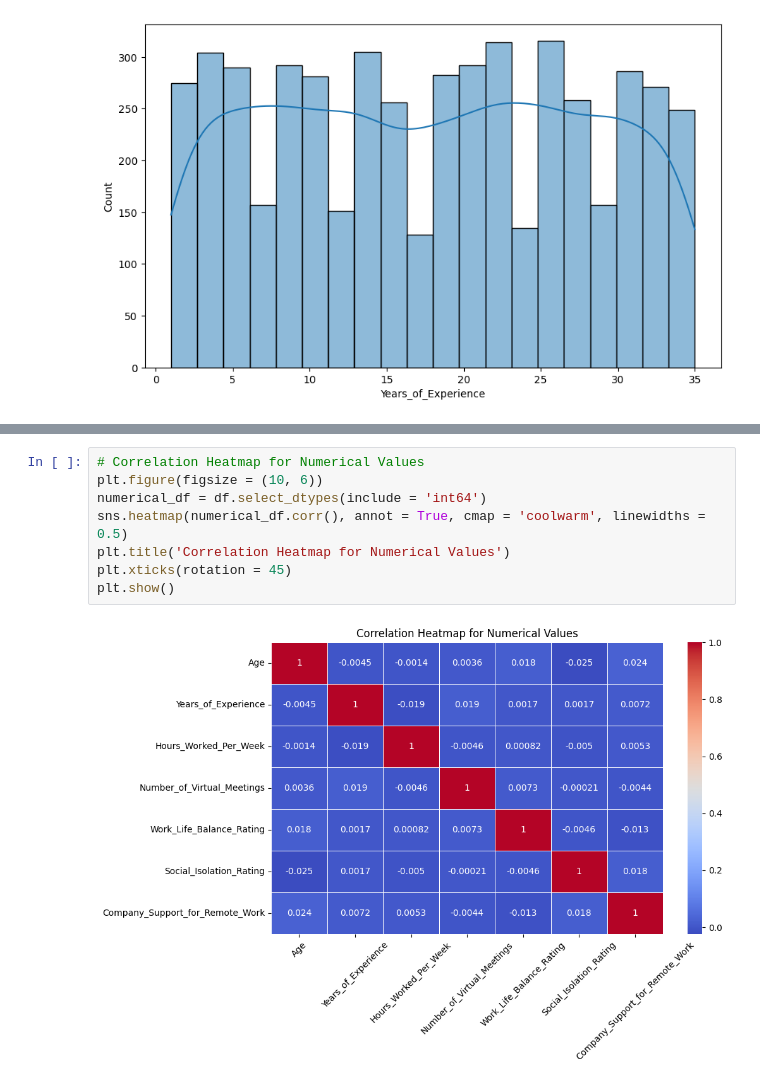
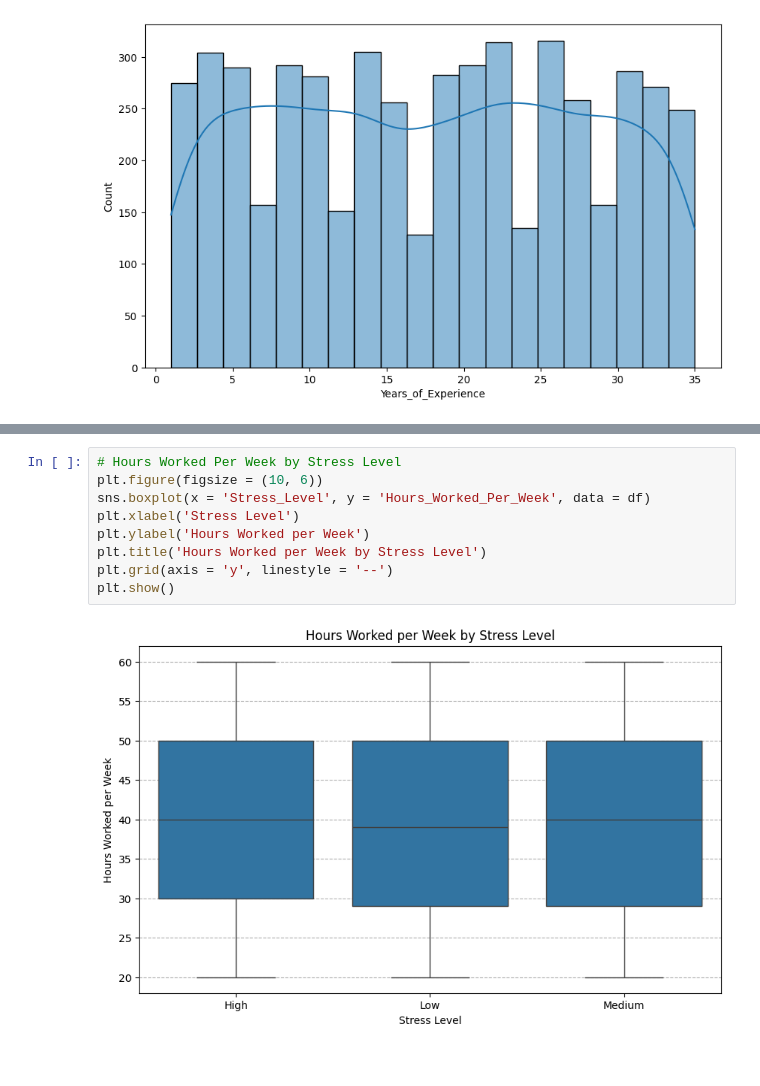
Before and after one commit to sibashisks/DataDrivenAnalysis_For_RemoteWork_And_MentalHealth, a Jupyter notebook: 03-EDA.ipynb, the cells around one changed output, grey strips where cells are left out. Drawn from its saved outputs; the diff is of its cells as text.

```diff
--- a/03-EDA.ipynb
+++ b/03-EDA.ipynb
@@ -83,10 +96,11 @@ plt.show()
-# %%
-# Correlation Heatmap for Numerical Values
-plt.figure(figsize = (10, 6))
-numerical_df = df.select_dtypes(include = 'int64')
-sns.heatmap(numerical_df.corr(), annot = True, cmap = 'coolwarm', linewidths = 0.5)
-plt.title('Correlation Heatmap for Numerical Values')
-plt.xticks(rotation = 45)
-plt.show()
-# %% [output]
-[figure, removed]
+# %%
+# Hours Worked Per Week by Stress Level
+plt.figure(figsize = (10, 6))
+sns.boxplot(x = 'Stress_Level', y = 'Hours_Worked_Per_Week', data = df)
+plt.xlabel('Stress Level')
+plt.ylabel('Hours Worked per Week')
+plt.title('Hours Worked per Week by Stress Level')
+plt.grid(axis = 'y', linestyle = '--')
+plt.show()
+# %% [output]
+[figure, added]
```
Also changed, not shown: parts of 8 cells of this notebook.
